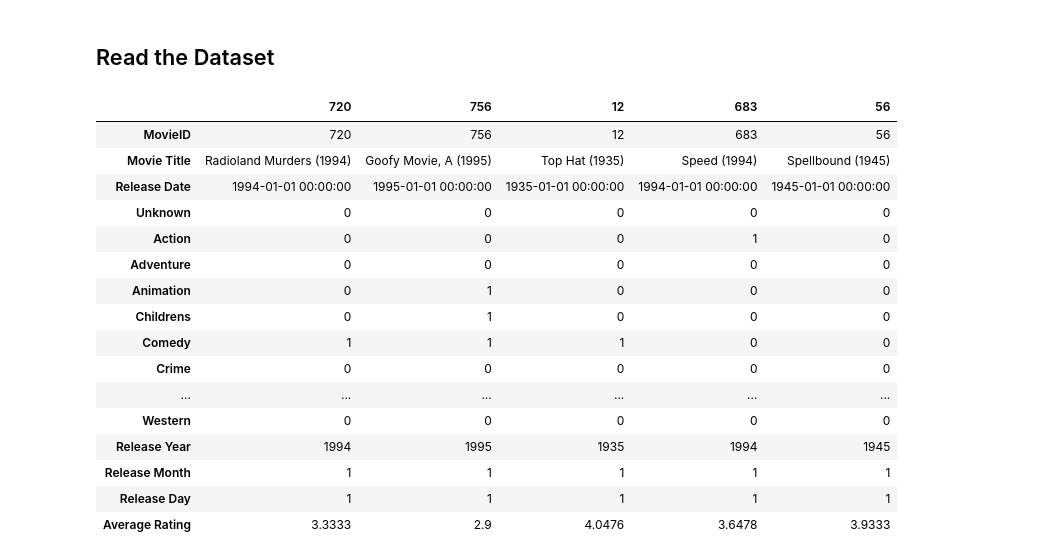
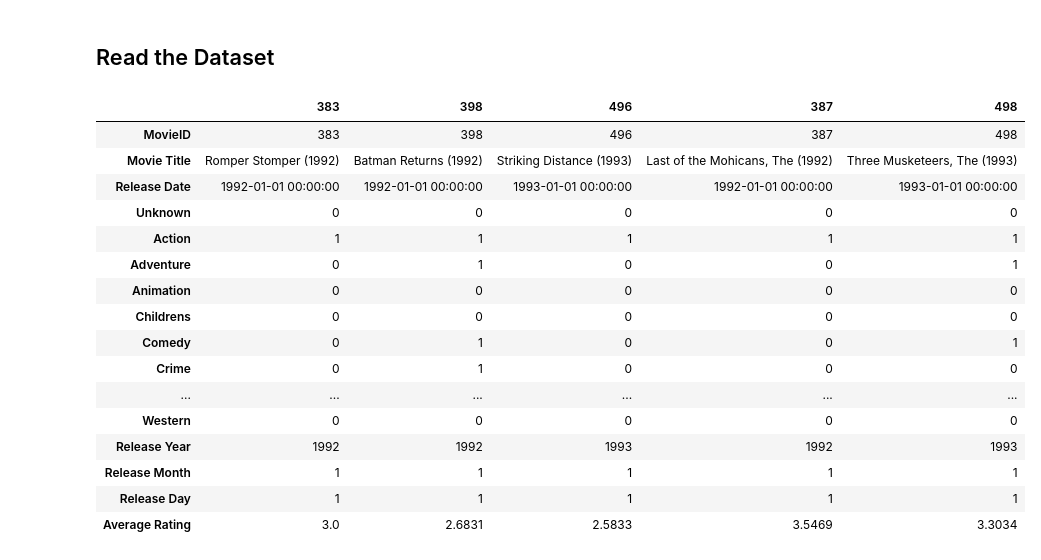
Before and after one commit to mojtabaSefidi/Small-GNN-Based-Projects, a Jupyter notebook: MLG_Final_Project_100k_simulator.ipynb, the cells around one changed output. Saved outputs shown, nothing was run; the diff lists cells and outputs as text; code cells hidden in the pictures.

```diff
--- a/MLG_Final_Project_100k_simulator.ipynb
+++ b/MLG_Final_Project_100k_simulator.ipynb
@@ -768,9 +761,22 @@ Western|18
 # users_df = pd.read_csv('/content/gdrive/MyDrive/MLG_Final_Project/MovieLens100k/Data/users_df.csv')
 # users_df
 
-new_users = [[944, 24, 'F', 'educator', 85711]]
-favorite_genres = [["Romance"]]
+new_users = [
+    [944, 24, 'F', 'educator', 85711],
+    [945, 45, 'M', 'doctor', 85712],
+    [946, 28, 'F', 'artist', 85713],
+    [946, 19, 'M', 'programmer', 85714],
+    [947, 32, 'F', 'writer', 85715],
+    ]
+favorite_genres = [
+    ['Action', 'Adventure'],
+    ['War', 'Thriller', 'Western'],
+    ['Fantasy', 'Musical', 'Sci-Fi'],
+    ['Film-Noir', 'Mystery', 'Crime'],
+    ['Romance', 'Drama', 'Horror'],
+    ]
 # %%
+predicted_dfs = []
 for i in range(len(new_users)):
   df_new_user = pd.DataFrame([new_users[i]], columns=['UserID', 'Age', 'Gender', 'Occupation', 'Zipcode'])
   favorite_genre = favorite_genres[i]
@@ -779,23 +785,24 @@ for i in range(len(new_users)):
                                                    users_df_path='/content/gdrive/MyDrive/MLG_Final_Project/MovieLens100k/Data/users_df.csv',
                                                    ratings_df_all_path = '/content/gdrive/MyDrive/MLG_Final_Project/MovieLens100k/Data/rating_df.csv',
                                                    model_path='/content/best_model_GraphSage64_1.pth')
+  predicted_dfs.append(recommended_film)
-# %%
-recommended_film
-# %% [output]
-|  | 720 | 756 | 12 | 683 | 56 |
-| MovieID | 720 | 756 | 12 | 683 | 56 |
-| Movie Title | Radioland Murders (1994) | Goofy Movie, A (1995) | Top Hat (1935) | Speed (1994) | Spellbound (1945) |
-| Release Date | 1994-01-01 00:00:00 | 1995-01-01 00:00:00 | 1935-01-01 00:00:00 | 1994-01-01 00:00:00 | 1945-01-01 00:00:00 |
-| Unknown | 0 | 0 | 0 | 0 | 0 |
-| Action | 0 | 0 | 0 | 1 | 0 |
-| Adventure | 0 | 0 | 0 | 0 | 0 |
-| Animation | 0 | 1 | 0 | 0 | 0 |
-| Childrens | 0 | 1 | 0 | 0 | 0 |
-| Comedy | 1 | 1 | 1 | 0 | 0 |
-| Crime | 0 | 0 | 0 | 0 | 0 |
-| ... | ... | ... | ... | ... | ... |
-| Western | 0 | 0 | 0 | 0 | 0 |
-| Release Year | 1994 | 1995 | 1935 | 1994 | 1945 |
-| Release Month | 1 | 1 | 1 | 1 | 1 |
-| Release Day | 1 | 1 | 1 | 1 | 1 |
-| Average Rating | 3.3333 | 2.9 | 4.0476 | 3.6478 | 3.9333 |
+# %%
+predicted_dfs[0]
+# %% [output]
+|  | 383 | 398 | 496 | 387 | 498 |
+| MovieID | 383 | 398 | 496 | 387 | 498 |
+| Movie Title | Romper Stomper (1992) | Batman Returns (1992) | Striking Distance (1993) | Last of the Mohicans, The (1992) | Three Musketeers, The (1993) |
+| Release Date | 1992-01-01 00:00:00 | 1992-01-01 00:00:00 | 1993-01-01 00:00:00 | 1992-01-01 00:00:00 | 1993-01-01 00:00:00 |
+| Unknown | 0 | 0 | 0 | 0 | 0 |
+| Action | 1 | 1 | 1 | 1 | 1 |
+| Adventure | 0 | 1 | 0 | 0 | 1 |
+| Animation | 0 | 0 | 0 | 0 | 0 |
+| Childrens | 0 | 0 | 0 | 0 | 0 |
+| Comedy | 0 | 1 | 0 | 0 | 1 |
+| Crime | 0 | 1 | 0 | 0 | 0 |
+| ... | ... | ... | ... | ... | ... |
+| Western | 0 | 0 | 0 | 0 | 0 |
+| Release Year | 1992 | 1992 | 1993 | 1992 | 1993 |
+| Release Month | 1 | 1 | 1 | 1 | 1 |
+| Release Day | 1 | 1 | 1 | 1 | 1 |
+| Average Rating | 3.0 | 2.6831 | 2.5833 | 3.5469 | 3.3034 |
```
Also changed, not shown: parts of 6 cells of this notebook.
